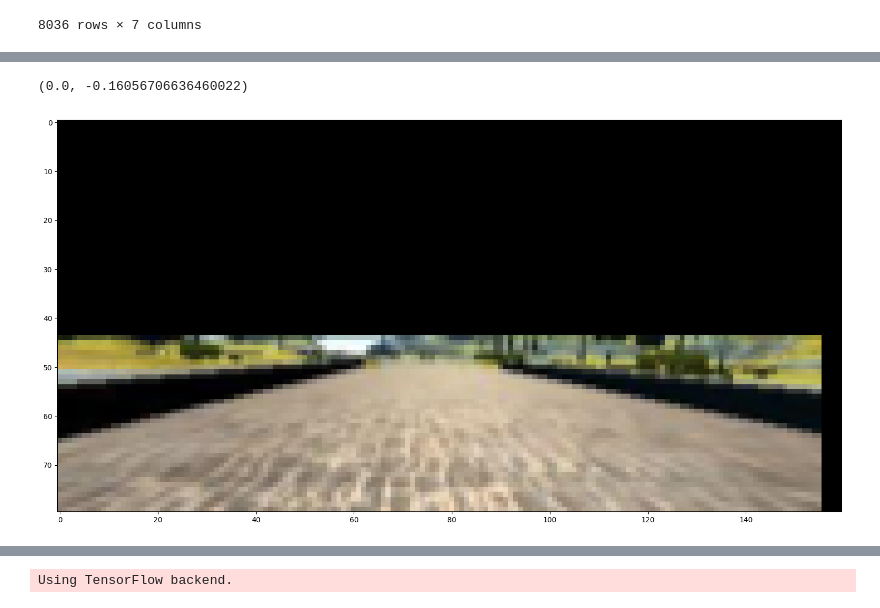
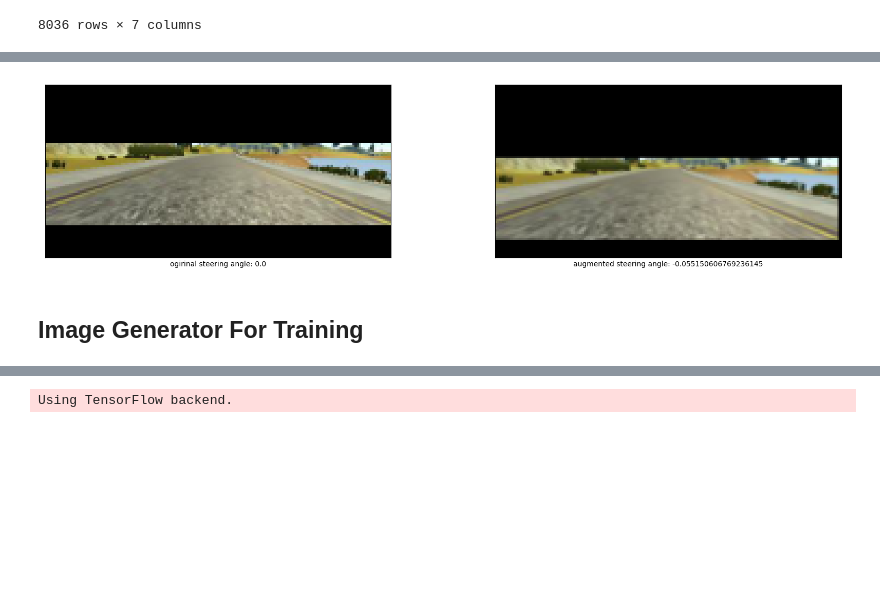
Before and after one commit to asimonov/PyData-London-SDC-Behavioural-Cloning, a Jupyter notebook: behavioural-cloning.ipynb, the cells around one changed output, grey strips where cells are left out. Saved outputs shown, nothing was run; the diff lists cells and outputs as text; code cells hidden in the pictures; blank space fills up the shorter version.

```diff
--- a/behavioural-cloning.ipynb
+++ b/behavioural-cloning.ipynb
@@ -136,14 +140,28 @@ def trans_image(image, steer, trans_range):
     Trans_M = np.float32([[1,0,tr_x],[0,1,tr_y]])
     image_tr = cv2.warpAffine(image,Trans_M,(shape[2], shape[1]))
     return image_tr,steer_ang
-# %%
-idx = 0
-im, st = trans_image(cimages[idx], steer=steering[idx], trans_range=10)
-plt.imshow(im)
-steering[idx], st
-# %% [output]
-(0.0, -0.16056706636460022)
-[figure, removed]
+# %%
+# test image augmentation on a random image
+idx = 500
+im, st = trans_image(cimages[idx], steer=steering[idx], trans_range=10)
+
+fig, axes = plt.subplots(1, 2)
+fig.subplots_adjust(hspace=0.37, wspace=0.3)
+axes = axes.flat
+
+axes[0].imshow(cimages[idx]);
+axes[0].set_xticks([])
+axes[0].set_yticks([])
+axes[0].set_xlabel('ogirinal steering angle: {}'.format(steering[idx]))
+
+axes[1].imshow(im)
+axes[1].set_xticks([])
+axes[1].set_yticks([])
+axes[1].set_xlabel('augmented steering angle: {}'.format(st));
+# %% [output]
+[figure, added]
+# %% [markdown]
+## Image Generator For Training
 # %%
 def train_Generator(batch_size=64):
     n = len(cimage_names)
```
Also changed, not shown: parts of 55 cells of this notebook.
